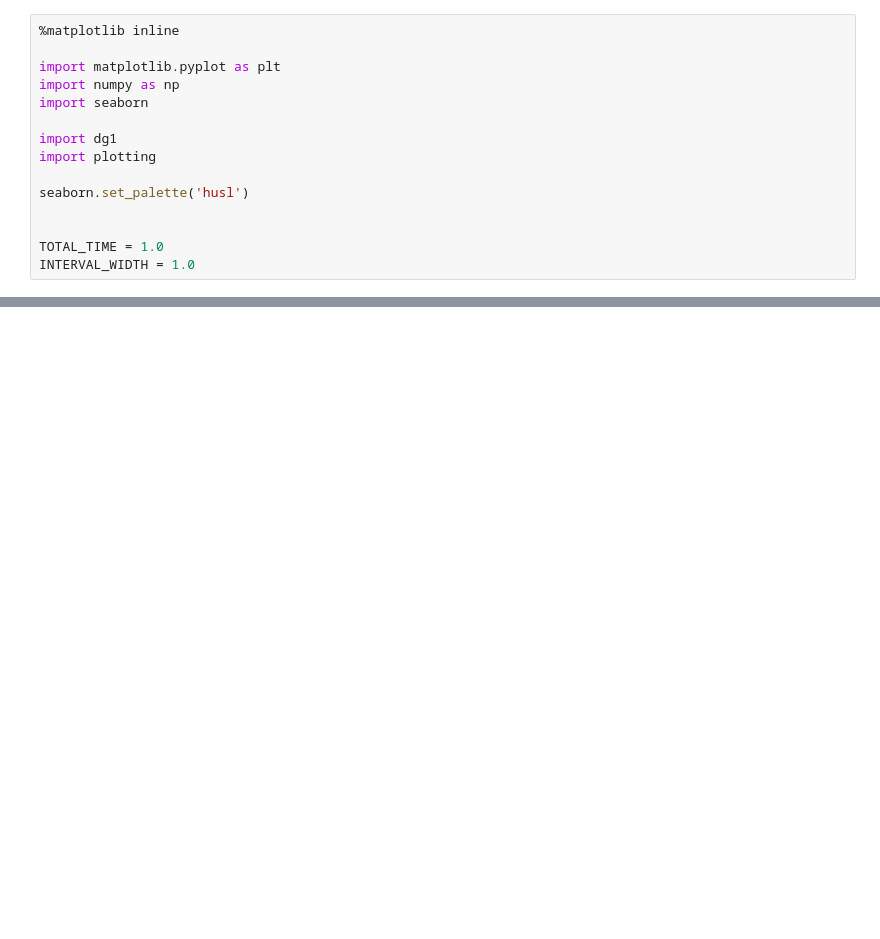
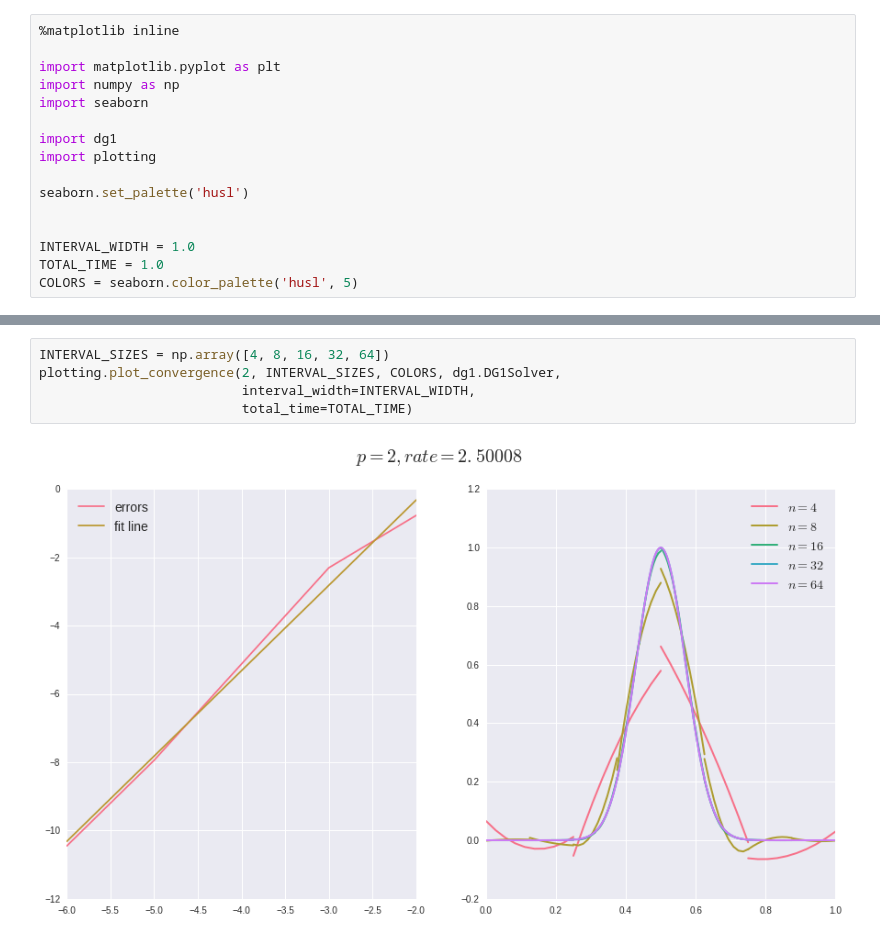
Before and after one commit to dhermes/berkeley-m273-s2016, a Jupyter notebook: assignment1/convergence_analysis.ipynb, the cells around one changed output, grey strips where cells are left out. Saved outputs shown, nothing was run; the diff lists cells and outputs as text; blank space fills up the shorter version.

Commit message:
Factoring out the convergence analysis into a helper.

```diff
--- a/assignment1/convergence_analysis.ipynb
+++ b/assignment1/convergence_analysis.ipynb
@@ -11,5 +11,6 @@ import plotting
 seaborn.set_palette('husl')
 
 
+INTERVAL_WIDTH = 1.0
 TOTAL_TIME = 1.0
-INTERVAL_WIDTH = 1.0
+COLORS = seaborn.color_palette('husl', 5)
@@ -65,0 +24,7 @@ plt.show()
+# %%
+INTERVAL_SIZES = np.array([4, 8, 16, 32, 64])
+plotting.plot_convergence(2, INTERVAL_SIZES, COLORS, dg1.DG1Solver,
+                          interval_width=INTERVAL_WIDTH,
+                          total_time=TOTAL_TIME)
+# %% [output]
+[figure, added]
```
Also changed, not shown: parts of 8 cells of this notebook, 2 other files.
